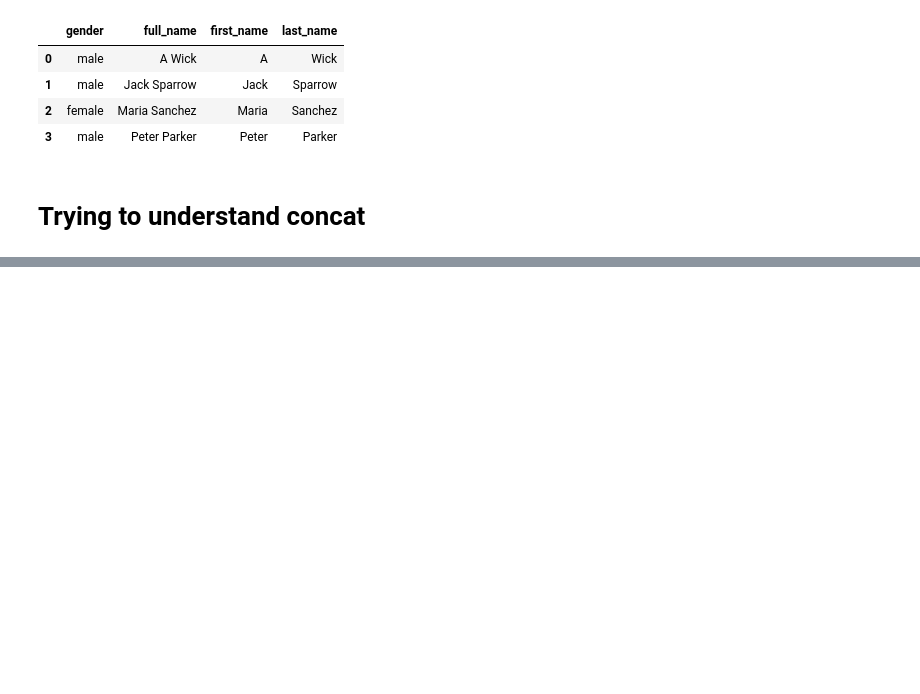
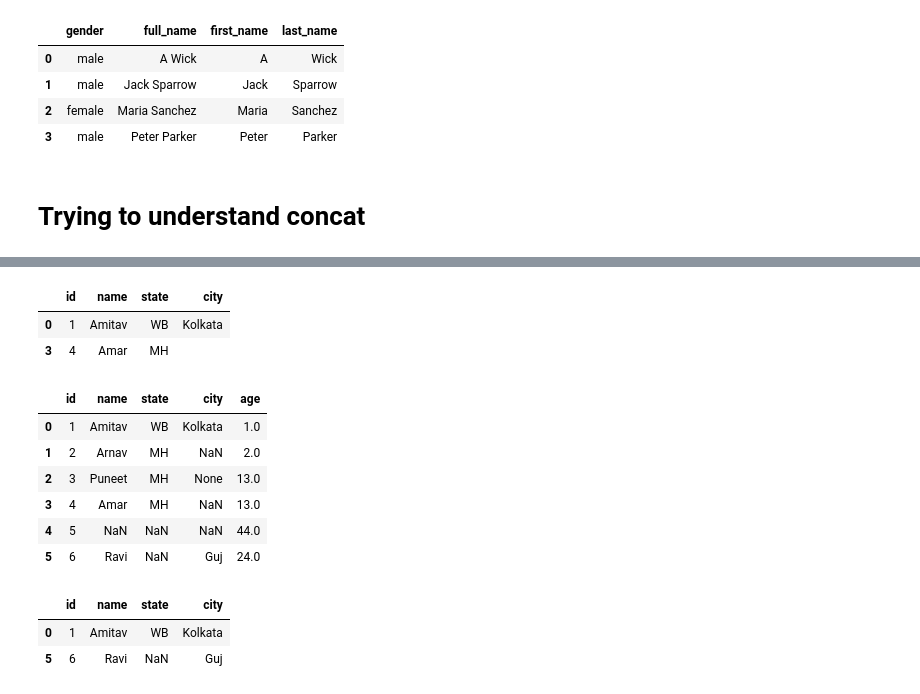
Before and after one commit to amitavroy/machine-learning-exercise, a Jupyter notebook: 100-days-of-python/trial.ipynb, the cells around one changed output, grey strips where cells are left out. Saved outputs shown, nothing was run; the diff lists cells and outputs as text; code cells hidden in the pictures; blank space fills up the shorter version.

Commit message:
Day-030 Data clean up functions like dropna, fillna etc are such nice functions to easily clean up data

```diff
--- a/100-days-of-python/trial.ipynb
+++ b/100-days-of-python/trial.ipynb
@@ -179,0 +193,35 @@ final.head(10)
+# %%
+# empty values are not dropped by dropna function.
+studentData.dropna()
+# %% [output]
+|  | id | name | state | city |
+| 0 | 1 | Amitav | WB | Kolkata |
+| 3 | 4 | Amar | MH |  |
+# %%
+studentData = pd.DataFrame([
+    {'id': 1, 'name': 'Amitav', 'state': 'WB', 'city': 'Kolkata', 'age': 1},
+    {'id': 2, 'name': 'Arnav', 'state': 'MH', 'age': 2},
+    {'id': 3, 'name': 'Puneet', 'state': 'MH', 'city': None, 'age': ''},
+    {'id': 4, 'name': 'Amar', 'state': 'MH', 'city': '', 'age': ''},
+    {'id': 5, 'name': '', 'state': '', 'city': '', 'age': 44},
+    {'id': 6, 'name': 'Ravi', 'city': 'Guj', 'age': 24},
+])
+studentData.replace('', np.nan, inplace=True)
+studentData['age'].replace(np.nan, studentData['age'].median(), inplace=True)
+studentData
+# %% [output]
+|  | id | name | state | city | age |
+| 0 | 1 | Amitav | WB | Kolkata | 1.0 |
+| 1 | 2 | Arnav | MH | NaN | 2.0 |
+| 2 | 3 | Puneet | MH | None | 13.0 |
+| 3 | 4 | Amar | MH | NaN | 13.0 |
+| 4 | 5 | NaN | NaN | NaN | 44.0 |
+| 5 | 6 | Ravi | NaN | Guj | 24.0 |
+# %%
+# The axis one completely drops the column. Which might not be a good thing
+# studentData.dropna(axis='columns')
+studentData.dropna(subset=['city'])
+# %% [output]
+|  | id | name | state | city |
+| 0 | 1 | Amitav | WB | Kolkata |
+| 5 | 6 | Ravi | NaN | Guj |
```
Also changed, not shown: parts of 7 cells of this notebook, 1 other file.
